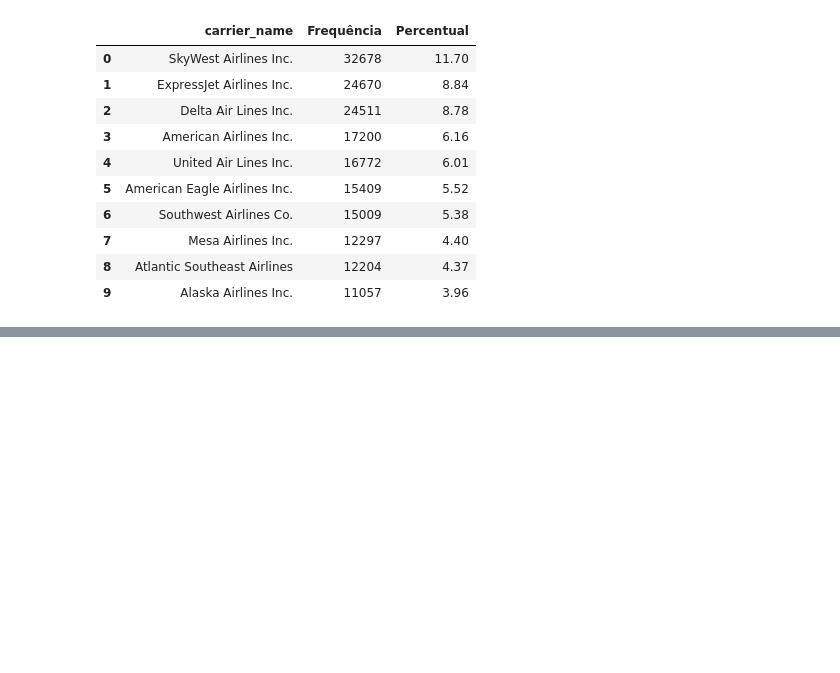
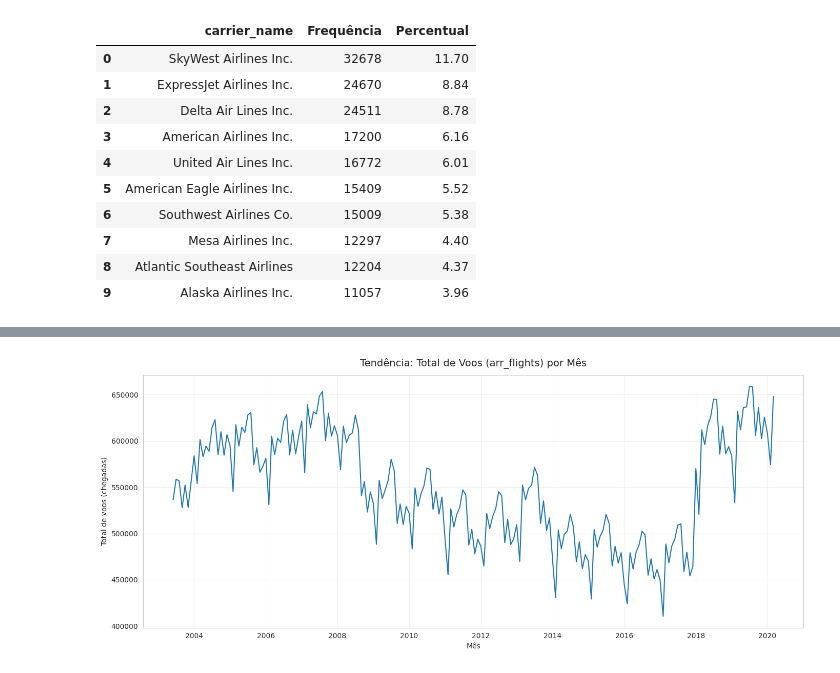
Before and after one commit to joseandre25/airline-delay-causes-vizualization, a Jupyter notebook: Data Layer/silver/analytcs.ipynb, the cells around one changed output, grey strips where cells are left out. Drawn from its saved outputs; the diff is of its cells as text; code cells hidden in the pictures; blank space fills up the shorter version.

Commit message:
add: secoes 5,6,7 da silver analytcs

```diff
--- a/Data Layer/silver/analytcs.ipynb
+++ b/Data Layer/silver/analytcs.ipynb
@@ -389,0 +357,91 @@ Este notebook serve como base inicial para a análise. Os próximos passos recom
+# %%
+# ============================
+# 5.1 Análise de Tendências ao Longo do Tempo
+# ============================
+
+print("=" * 80)
+print("5.1 Análise de Tendências ao Longo do Tempo")
+print("=" * 80)
+
+# 1) Garantir que temos uma coluna de data (flight_date) em formato datetime
+#    (no seu DDL ela existe e representa o 1º dia do mês derivado de year/month)
+if "flight_date" in df_silver.columns:
+    df_silver["flight_date"] = pd.to_datetime(df_silver["flight_date"], errors="coerce")
+else:
+    # Fallback: se por algum motivo não existir, cria a data a partir de year e month
+    df_silver["flight_date"] = pd.to_datetime(
+        df_silver["year"].astype(str) + "-" + df_silver["month"].astype(str).str.zfill(2) + "-01",
+        errors="coerce"
+    )
+
+# 2) Garantir tipos numéricos para as colunas principais (às vezes NUMERIC do Postgres vem como Decimal/object)
+cols_to_numeric = ["arr_flights", "arr_del15", "arr_delay", "arr_cancelled", "arr_diverted"]
+for col in cols_to_numeric:
+    if col in df_silver.columns:
+        df_silver[col] = pd.to_numeric(df_silver[col], errors="coerce")
+
+# 3) Agregar por mês (somando tudo que já está particionado por carrier/airport)
+#    - arr_flights: total de voos no mês
+#    - arr_del15: total de voos com atraso >=15
+#    - arr_delay: total de minutos de atraso no mês (soma)
+#    - arr_cancelled/arr_diverted: totais no mês (se existirem)
+agg_dict = {
+    "arr_flights": "sum",
+    "arr_del15": "sum",
+    "arr_delay": "sum"
+}
+if "arr_cancelled" in df_silver.columns:
+    agg_dict["arr_cancelled"] = "sum"
+if "arr_diverted" in df_silver.columns:
+    agg_dict["arr_diverted"] = "sum"
+
+df_time = (
+    df_silver
+    .dropna(subset=["flight_date"])
+    .groupby("flight_date", as_index=False)
+    .agg(agg_dict)
+    .sort_values("flight_date")
+)
+
+# 4) Criar métricas normalizadas (evita o viés de “mais voos = mais atraso total”)
+#    - delay_rate: taxa de voos com atraso >=15 (arr_del15 / arr_flights)
+#    - delay_per_flight: minutos de atraso por voo (arr_delay / arr_flights)
+df_time["delay_rate"] = np.where(df_time["arr_flights"] > 0, df_time["arr_del15"] / df_time["arr_flights"], np.nan)
+df_time["delay_per_flight"] = np.where(df_time["arr_flights"] > 0, df_time["arr_delay"] / df_time["arr_flights"], np.nan)
+
+print(f"\nPeríodo: {df_time['flight_date'].min().date()} até {df_time['flight_date'].max().date()}")
+print(f"Total de meses: {df_time.shape[0]}")
+
+# 5) Plot 1: Total de voos ao longo do tempo
+plt.figure(figsize=(14, 6))
+plt.plot(df_time["flight_date"], df_time["arr_flights"])
+plt.title("Tendência: Total de Voos (arr_flights) por Mês", fontsize=14, pad=12)
+plt.xlabel("Mês")
+plt.ylabel("Total de voos (chegadas)")
+plt.grid(True, alpha=0.3)
+plt.tight_layout()
+plt.show()
+
+# 6) Plot 2: Total de minutos de atraso ao longo do tempo
+plt.figure(figsize=(14, 6))
+plt.plot(df_time["flight_date"], df_time["arr_delay"])
+plt.title("Tendência: Total de Minutos de Atraso (arr_delay) por Mês", fontsize=14, pad=12)
+plt.xlabel("Mês")
+plt.ylabel("Minutos totais de atraso")
+plt.grid(True, alpha=0.3)
+plt.tight_layout()
+plt.show()
+
+# 7) Plot 3: Métrica normalizada (taxa de atraso >= 15 min)
+plt.figure(figsize=(14, 6))
+plt.plot(df_time["flight_date"], df_time["delay_rate"])
+plt.title("Tendência: Taxa de Atraso (arr_del15 / arr_flights) por Mês", fontsize=14, pad=12)
+plt.xlabel("Mês")
+plt.ylabel("Taxa de atraso (>=15 min)")
+plt.grid(True, alpha=0.3)
+plt.tight_layout()
+plt.show()
+
+print("\nResumo rápido (últimos 6 meses do período):")
+display(df_time.tail(6))
+# %% [output]
@@ -389,0 +454 @@ Este notebook serve como base inicial para a análise. Os próximos passos recom
+[figure, added]
```
Also changed, not shown: parts of 20 cells of this notebook.
